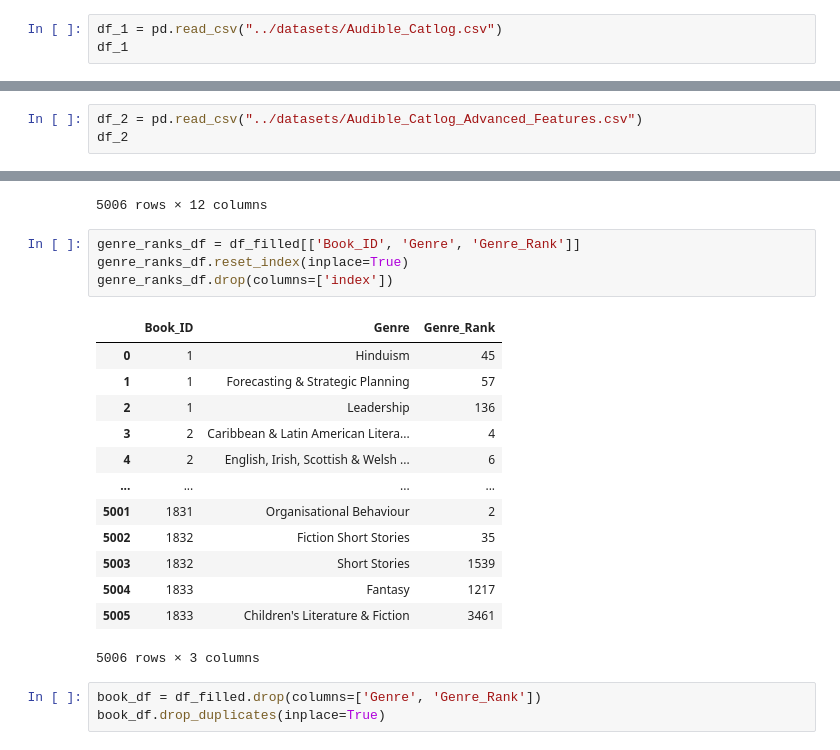
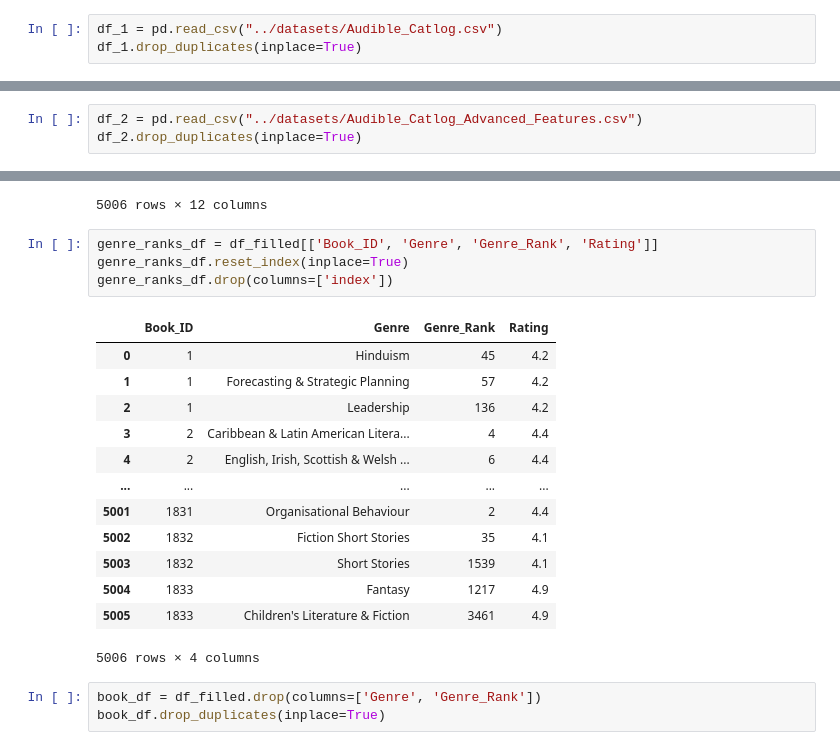
Before and after one commit to JS-Tharun/Intelligent-Book-Recommendations-System, a Jupyter notebook: notebooks/notebook.ipynb, the cells around one changed output, grey strips where cells are left out. Cells and saved outputs as stored; diff of their text form.

```diff
--- a/notebooks/notebook.ipynb
+++ b/notebooks/notebook.ipynb
@@ -7,3 +9,3 @@ import nltk
 # %%
 df_1 = pd.read_csv("../datasets/Audible_Catlog.csv")
-df_1
+df_1.drop_duplicates(inplace=True)
@@ -24,3 +12,3 @@ df_1
 # %%
 df_2 = pd.read_csv("../datasets/Audible_Catlog_Advanced_Features.csv")
-df_2
+df_2.drop_duplicates(inplace=True)
@@ -490,23 +464,23 @@ df_filled
 | 1854 | 1833 | Zog | Julia Donaldson | 4.9 | 2251.0 | 190.0 | Zog is the keenest dragon in scho... | 0 days 00:28:00 | ... |
 5006 rows × 12 columns
 # %%
-genre_ranks_df = df_filled[['Book_ID', 'Genre', 'Genre_Rank']]
+genre_ranks_df = df_filled[['Book_ID', 'Genre', 'Genre_Rank', 'Rating']]
 genre_ranks_df.reset_index(inplace=True)
 genre_ranks_df.drop(columns=['index'])
 # %% [output]
-|  | Book_ID | Genre | Genre_Rank |
-| 0 | 1 | Hinduism | 45 |
-| 1 | 1 | Forecasting & Strategic Planning | 57 |
-| 2 | 1 | Leadership | 136 |
-| 3 | 2 | Caribbean & Latin American Litera... | 4 |
-| 4 | 2 | English, Irish, Scottish & Welsh ... | 6 |
-| ... | ... | ... | ... |
-| 5001 | 1831 | Organisational Behaviour | 2 |
-| 5002 | 1832 | Fiction Short Stories | 35 |
-| 5003 | 1832 | Short Stories | 1539 |
-| 5004 | 1833 | Fantasy | 1217 |
-| 5005 | 1833 | Children's Literature & Fiction | 3461 |
+|  | Book_ID | Genre | Genre_Rank | Rating |
+| 0 | 1 | Hinduism | 45 | 4.2 |
+| 1 | 1 | Forecasting & Strategic Planning | 57 | 4.2 |
+| 2 | 1 | Leadership | 136 | 4.2 |
+| 3 | 2 | Caribbean & Latin American Litera... | 4 | 4.4 |
+| 4 | 2 | English, Irish, Scottish & Welsh ... | 6 | 4.4 |
+| ... | ... | ... | ... | ... |
+| 5001 | 1831 | Organisational Behaviour | 2 | 4.4 |
+| 5002 | 1832 | Fiction Short Stories | 35 | 4.1 |
+| 5003 | 1832 | Short Stories | 1539 | 4.1 |
+| 5004 | 1833 | Fantasy | 1217 | 4.9 |
+| 5005 | 1833 | Children's Literature & Fiction | 3461 | 4.9 |
-5006 rows × 3 columns
+5006 rows × 4 columns
 # %%
 book_df = df_filled.drop(columns=['Genre', 'Genre_Rank'])
 book_df.drop_duplicates(inplace=True)
```
Also changed, not shown: parts of 13 cells of this notebook.
